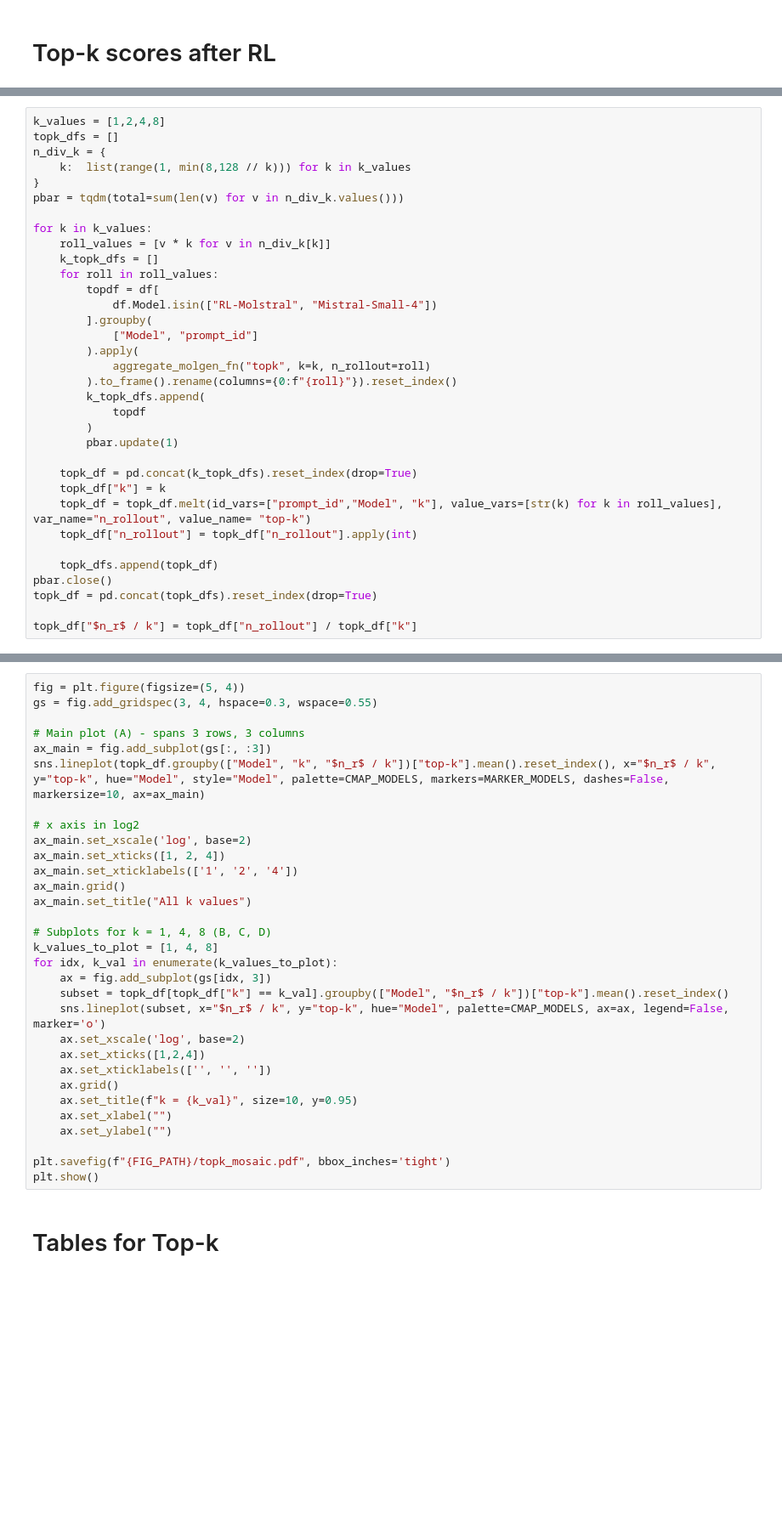
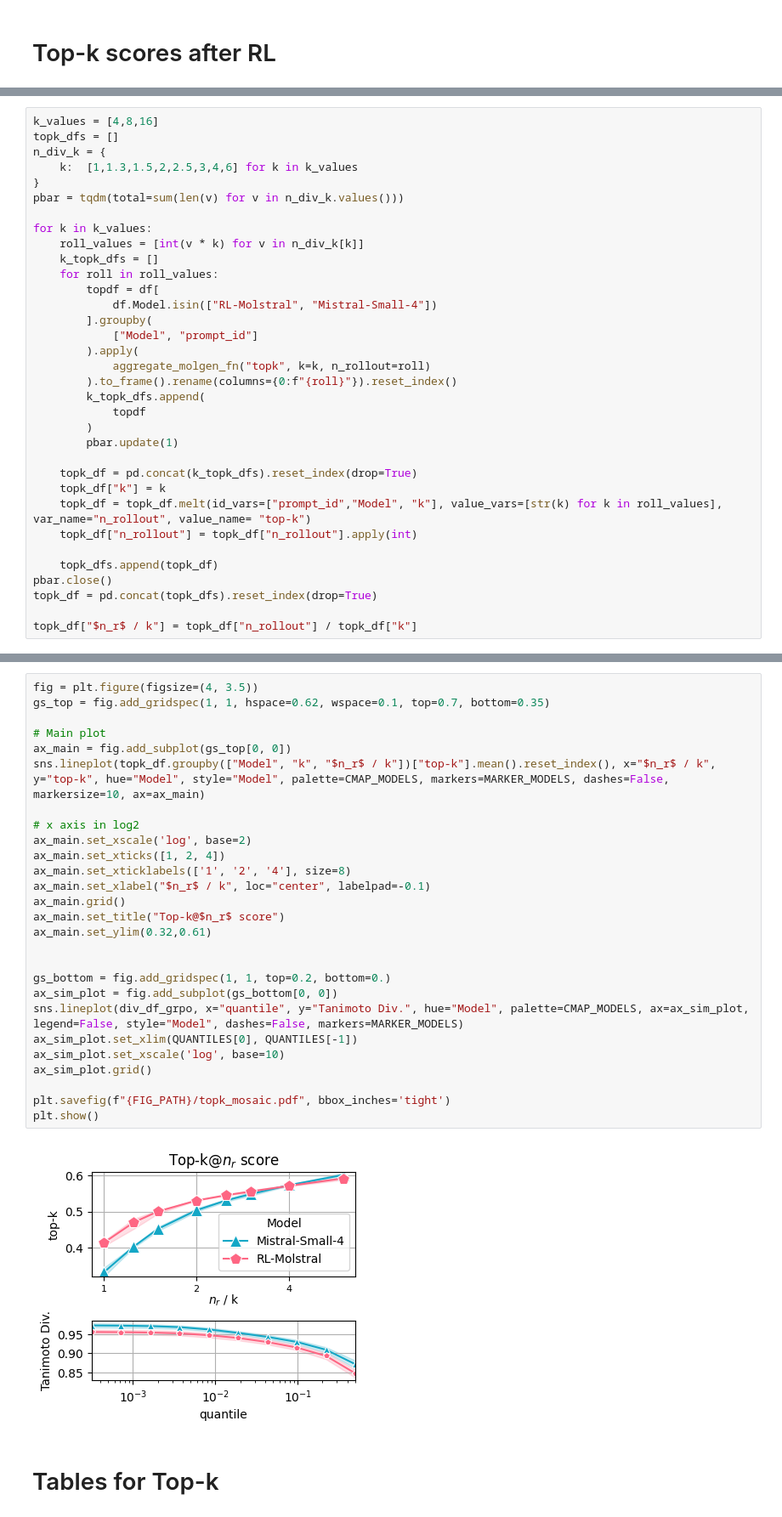
Before and after one commit to Fransou/MolRGen, a Jupyter notebook: notebooks/results/MolGenOutput.ipynb, the cells around one changed output, grey strips where cells are left out. Shown at 85% size. Cells and saved outputs as stored; diff of their text form; blank space fills up the shorter version.

```diff
--- a/notebooks/results/MolGenOutput.ipynb
+++ b/notebooks/results/MolGenOutput.ipynb
@@ -181,13 +234,13 @@ pbar.close()
 # %%
-k_values = [1,2,4,8]
+k_values = [4,8,16]
 topk_dfs = []
 n_div_k = {
-    k:  list(range(1, min(8,128 // k))) for k in k_values
+    k:  [1,1.3,1.5,2,2.5,3,4,6] for k in k_values
 }
 pbar = tqdm(total=sum(len(v) for v in n_div_k.values()))
 
 for k in k_values:
-    roll_values = [v * k for v in n_div_k[k]]
+    roll_values = [int(v * k) for v in n_div_k[k]]
     k_topk_dfs = []
     for roll in roll_values:
         topdf = df[
@@ -215,33 +323,31 @@ topk_df["$n_r$ / k"] = topk_df["n_rollout"] / topk_df["k"]
 # %%
-fig = plt.figure(figsize=(5, 4))
-gs = fig.add_gridspec(3, 4, hspace=0.3, wspace=0.55)
+fig = plt.figure(figsize=(4, 3.5))
+gs_top = fig.add_gridspec(1, 1, hspace=0.62, wspace=0.1, top=0.7, bottom=0.35)
 
-# Main plot (A) - spans 3 rows, 3 columns
-ax_main = fig.add_subplot(gs[:, :3])
+# Main plot
+ax_main = fig.add_subplot(gs_top[0, 0])
 sns.lineplot(topk_df.groupby(["Model", "k", "$n_r$ / k"])["top-k"].mean().reset_index(), x="$n_r$ / k", y="top-k", hue="Model", style="Model", palette=CMAP_MODELS, markers=MARKER_MODELS, dashes=False, markersize=10, ax=ax_main)
 
 # x axis in log2
 ax_main.set_xscale('log', base=2)
 ax_main.set_xticks([1, 2, 4])
-ax_main.set_xticklabels(['1', '2', '4'])
+ax_main.set_xticklabels(['1', '2', '4'], size=8)
+ax_main.set_xlabel("$n_r$ / k", loc="center", labelpad=-0.1)
 ax_main.grid()
-ax_main.set_title("All k values")
+ax_main.set_title("Top-k@$n_r$ score")
+ax_main.set_ylim(0.32,0.61)
 
-# Subplots for k = 1, 4, 8 (B, C, D)
-k_values_to_plot = [1, 4, 8]
-for idx, k_val in enumerate(k_values_to_plot):
-    ax = fig.add_subplot(gs[idx, 3])
-    subset = topk_df[topk_df["k"] == k_val].groupby(["Model", "$n_r$ / k"])["top-k"].mean().reset_index()
-    sns.lineplot(subset, x="$n_r$ / k", y="top-k", hue="Model", palette=CMAP_MODELS, ax=ax, legend=False, marker='o')
-    ax.set_xscale('log', base=2)
-    ax.set_xticks([1,2,4])
-    ax.set_xticklabels(['', '', ''])
-    ax.grid()
-    ax.set_title(f"k = {k_val}", size=10, y=0.95)
-    ax.set_xlabel("")
-    ax.set_ylabel("")
+
+gs_bottom = fig.add_gridspec(1, 1, top=0.2, bottom=0.)
+ax_sim_plot = fig.add_subplot(gs_bottom[0, 0])
+sns.lineplot(div_df_grpo, x="quantile", y="Tanimoto Div.", hue="Model", palette=CMAP_MODELS, ax=ax_sim_plot, legend=False, style="Model", dashes=False, markers=MARKER_MODELS)
+ax_sim_plot.set_xlim(QUANTILES[0], QUANTILES[-1])
+ax_sim_plot.set_xscale('log', base=10)
+ax_sim_plot.grid()
 
 plt.savefig(f"{FIG_PATH}/topk_mosaic.pdf", bbox_inches='tight')
 plt.show()
+# %% [output]
+[figure, added]
 # %% [markdown]
 # Tables for Top-k
```
Also changed, not shown: parts of 30 cells of this notebook.
